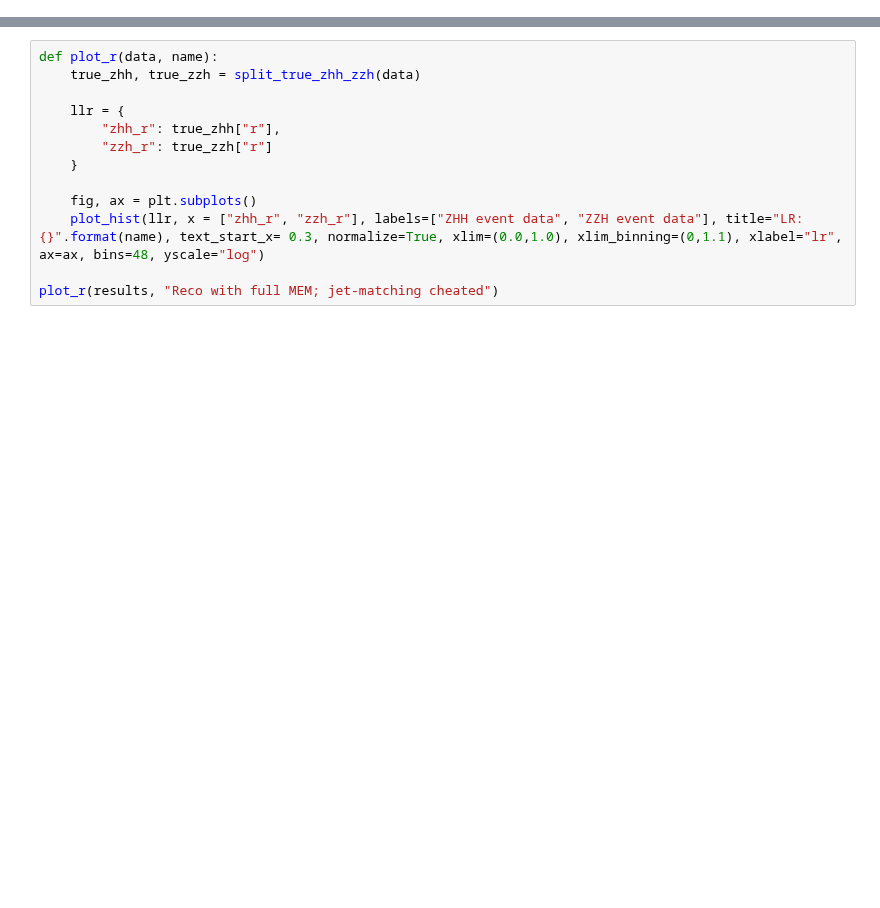
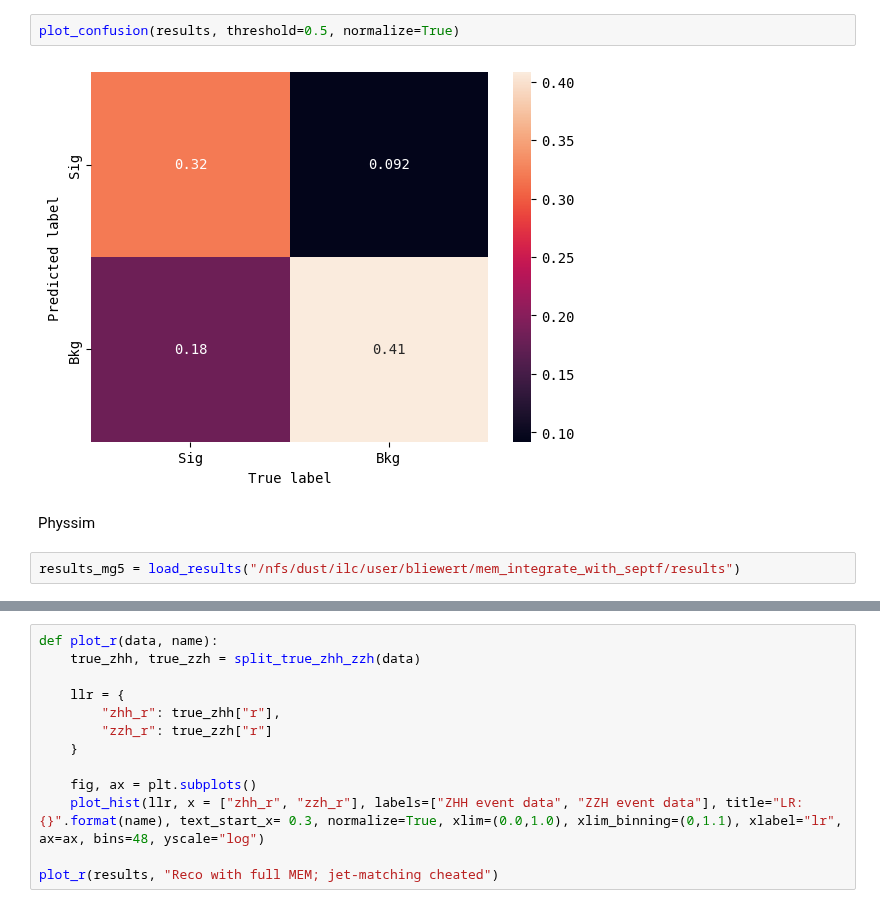
Before and after one commit to nVentis/MEM_HEP, a Jupyter notebook: results/mem_sep.ipynb, the cells around one changed output, grey strips where cells are left out. Cells and saved outputs as stored; diff of their text form; blank space fills up the shorter version.

```diff
--- a/results/mem_sep.ipynb
+++ b/results/mem_sep.ipynb
@@ -75,0 +127,8 @@ results.index[61]
+# %%
+plot_confusion(results, threshold=0.5, normalize=True)
+# %% [output]
+[figure, added]
+# %% [markdown]
+Physsim
+# %%
+results_mg5 = load_results("/nfs/dust/ilc/user/bliewert/mem_integrate_with_septf/results")
```
Also changed, not shown: parts of 15 cells of this notebook, 41 other files.
